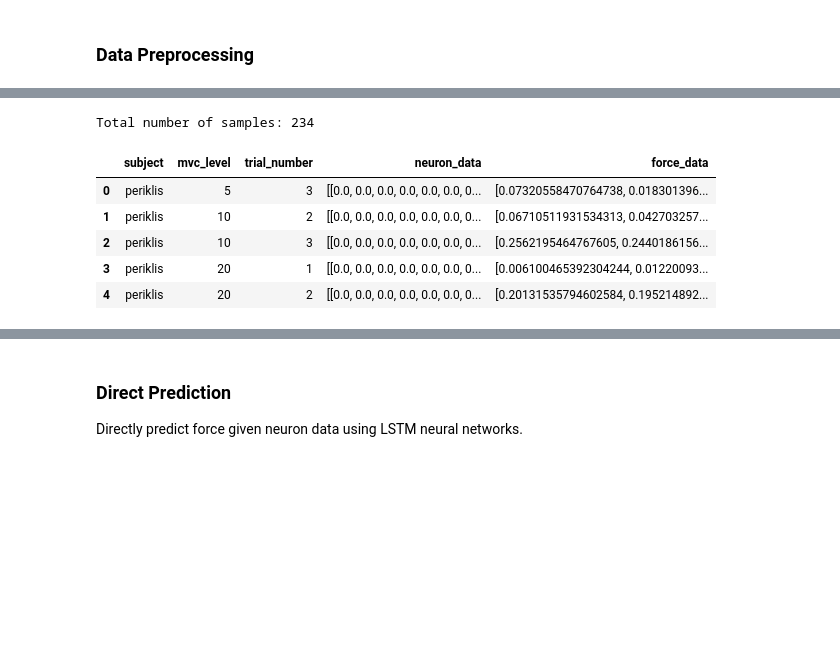
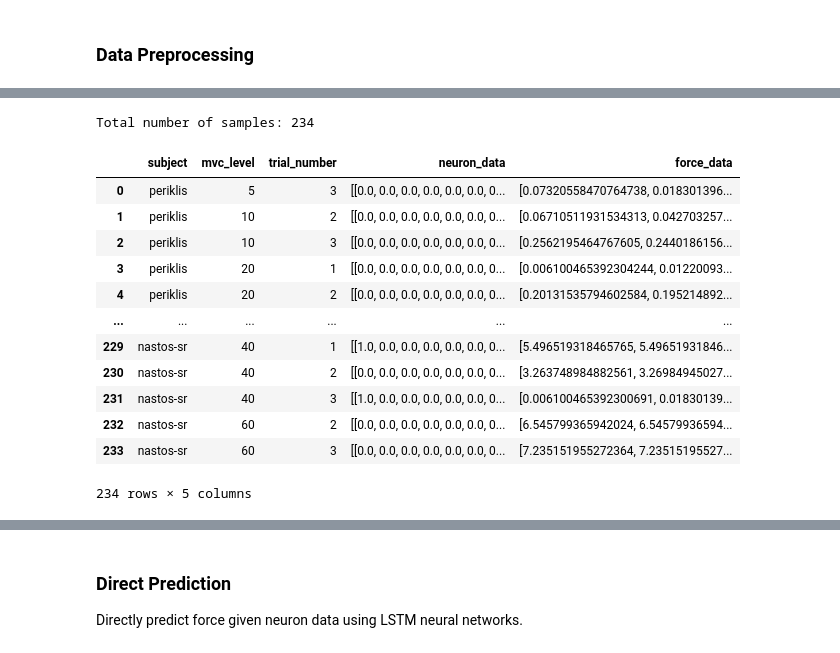
Before and after one commit to paul-bokelman/force-prediction, a Jupyter notebook: main.ipynb, the cells around one changed output, grey strips where cells are left out. Drawn from its saved outputs; the diff is of its cells as text; code cells hidden in the pictures; blank space fills up the shorter version.

```diff
--- a/main.ipynb
+++ b/main.ipynb
@@ -65,14 +73,21 @@ Sanitized dataset contains 307 entries after sanitization.
 # %%
 df = utils.get_dataframe()
 Log.info(f"Total number of samples: {len(df)}")
-df.head()
+df
 # %% [output]
 Total number of samples: 234
 |  | subject | mvc_level | trial_number | neuron_data | force_data |
 | 0 | periklis | 5 | 3 | [[0.0, 0.0, 0.0, 0.0, 0.0, 0.0, 0... | [0.07320558470764738, 0.018301396... |
 | 1 | periklis | 10 | 2 | [[0.0, 0.0, 0.0, 0.0, 0.0, 0.0, 0... | [0.06710511931534313, 0.042703257... |
 | 2 | periklis | 10 | 3 | [[0.0, 0.0, 0.0, 0.0, 0.0, 0.0, 0... | [0.2562195464767605, 0.2440186156... |
 | 3 | periklis | 20 | 1 | [[0.0, 0.0, 0.0, 0.0, 0.0, 0.0, 0... | [0.006100465392304244, 0.01220093... |
 | 4 | periklis | 20 | 2 | [[0.0, 0.0, 0.0, 0.0, 0.0, 0.0, 0... | [0.20131535794602584, 0.195214892... |
+| ... | ... | ... | ... | ... | ... |
+| 229 | nastos-sr | 40 | 1 | [[1.0, 0.0, 0.0, 0.0, 0.0, 0.0, 0... | [5.496519318465765, 5.49651931846... |
+| 230 | nastos-sr | 40 | 2 | [[0.0, 0.0, 0.0, 0.0, 0.0, 0.0, 0... | [3.263748984882561, 3.26984945027... |
+| 231 | nastos-sr | 40 | 3 | [[1.0, 0.0, 0.0, 0.0, 0.0, 0.0, 0... | [0.006100465392300691, 0.01830139... |
+| 232 | nastos-sr | 60 | 2 | [[0.0, 0.0, 0.0, 0.0, 0.0, 0.0, 0... | [6.545799365942024, 6.54579936594... |
+| 233 | nastos-sr | 60 | 3 | [[0.0, 0.0, 0.0, 0.0, 0.0, 0.0, 0... | [7.235151955272364, 7.23515195527... |
+234 rows × 5 columns
 # %%
 #/ formalize and finalize preprocessing data steps
```
Also changed, not shown: parts of 6 cells of this notebook, 5 other files.
